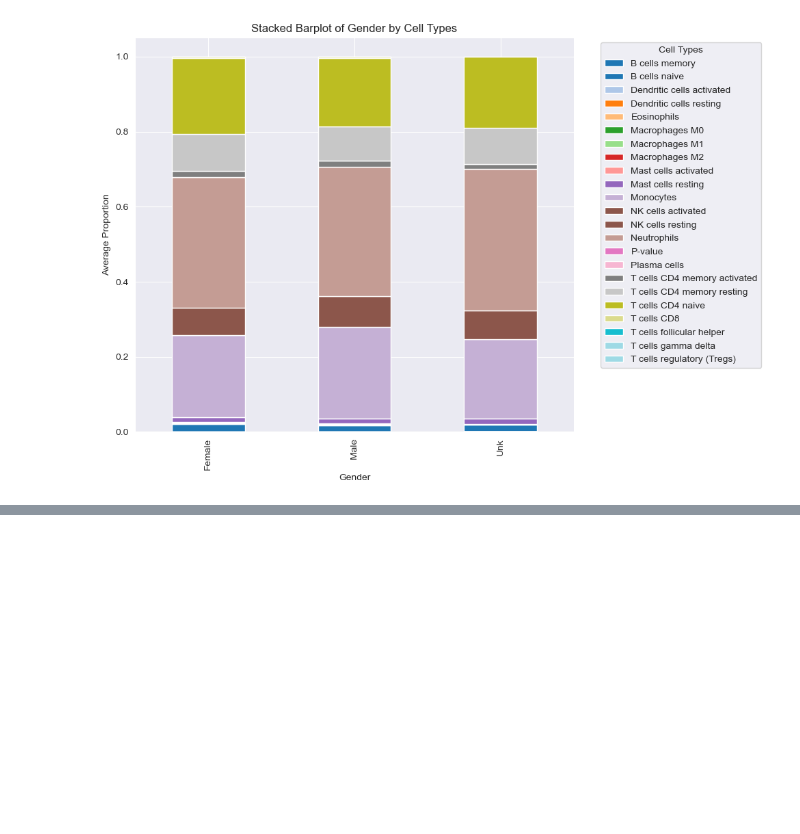
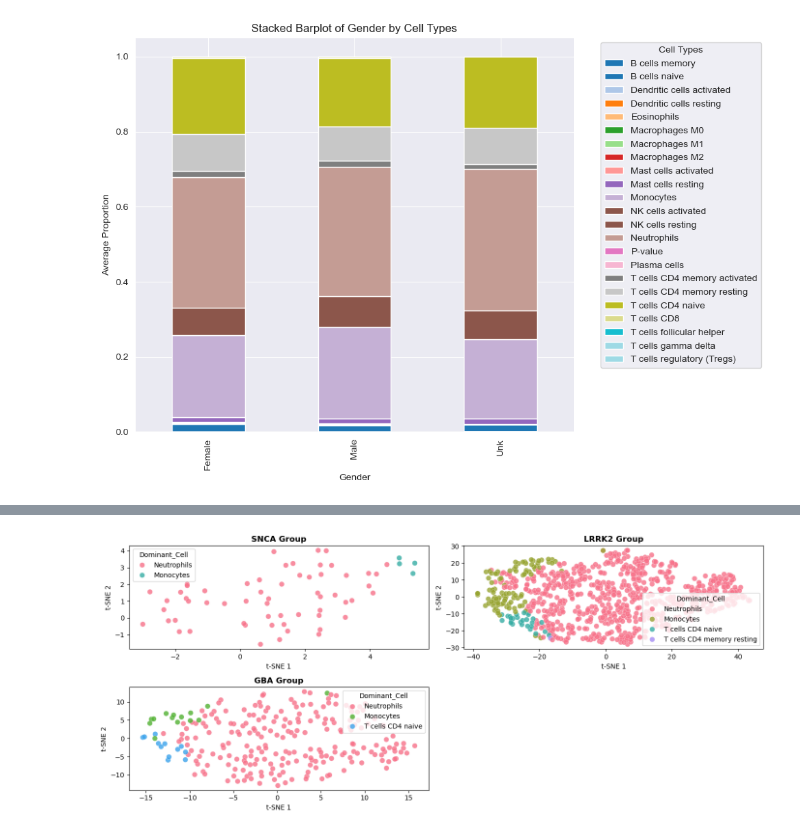
Before and after one commit to perpk/ppmi-wip, a Jupyter notebook: ppmi-wip.deconvolution-cibersortx.ipynb, the cells around one changed output, grey strips where cells are left out. Saved outputs shown, nothing was run; the diff lists cells and outputs as text; code cells hidden in the pictures; blank space fills up the shorter version.

```diff
--- a/ppmi-wip.deconvolution-cibersortx.ipynb
+++ b/ppmi-wip.deconvolution-cibersortx.ipynb
@@ -138,0 +191,6 @@ cibersortx_df.to_csv("/Users/kpax/Documents/aep/study/MSC/lab/PPMI_Project_133_R
+# %%
+cibersortx_df_snca = cibersortx_df[cibersortx_df['Genetic_Group'] == 'SNCA'].drop(['P-value', 'Correlation', 'RMSE', 'Visit', 'Gender', 'Genetic_Group', 'Age_Group'], axis=1)
+
+cibersortx_df_lrrk2 = cibersortx_df[cibersortx_df['Genetic_Group'] == 'LRRK2'].drop(['P-value', 'Correlation', 'RMSE', 'Visit', 'Gender', 'Genetic_Group', 'Age_Group'], axis=1)
+
+cibersortx_df_gba = cibersortx_df[cibersortx_df['Genetic_Group'] == 'GBA'].drop(['P-value', 'Correlation', 'RMSE', 'Visit', 'Gender', 'Genetic_Group', 'Age_Group'], axis=1)
@@ -138,0 +214,45 @@ cibersortx_df.to_csv("/Users/kpax/Documents/aep/study/MSC/lab/PPMI_Project_133_R
+# %%
+def run_tsne(data):
+    tsne = TSNE(n_components=2, random_state=42, perplexity=30)
+    return tsne.fit_transform(data[cell_types])
+
+# Add t-SNE coordinates to dataframe
+cibersortx_df_snca['tSNE1'], cibersortx_df_snca['tSNE2'] = run_tsne(cibersortx_df_snca)[:, 0], run_tsne(cibersortx_df_snca)[:, 1]
+cibersortx_df_snca['Dominant_Cell'] = cibersortx_df_snca[cell_types].idxmax(axis=1)
+
+cibersortx_df_lrrk2['tSNE1'], cibersortx_df_lrrk2['tSNE2'] = run_tsne(cibersortx_df_lrrk2)[:, 0], run_tsne(cibersortx_df_lrrk2)[:, 1]
+cibersortx_df_lrrk2['Dominant_Cell'] = cibersortx_df_lrrk2[cell_types].idxmax(axis=1)
+
+cibersortx_df_gba['tSNE1'], cibersortx_df_gba['tSNE2'] = run_tsne(cibersortx_df_gba)[:, 0], run_tsne(cibersortx_df_gba)[:, 1]
+cibersortx_df_gba['Dominant_Cell'] = cibersortx_df_gba[cell_types].idxmax(axis=1)
+
+plt.figure(figsize=(14, 6))
+
+plt.subplot(2, 2, 1)
+sns.scatterplot(data=cibersortx_df_snca, x='tSNE1', y='tSNE2',
+                hue='Dominant_Cell', palette='husl',
+                s=60, alpha=0.8, edgecolor='w', linewidth=0.3)
+plt.title('SNCA Group', fontweight='bold')
+plt.xlabel('t-SNE 1')
+plt.ylabel('t-SNE 2')
+
+plt.subplot(2, 2, 2)
+sns.scatterplot(data=cibersortx_df_lrrk2, x='tSNE1', y='tSNE2',
+                hue='Dominant_Cell', palette='husl',
+                s=60, alpha=0.8, edgecolor='w', linewidth=0.3)
+plt.title('LRRK2 Group', fontweight='bold')
+plt.xlabel('t-SNE 1')
+plt.ylabel('t-SNE 2')
+
+plt.subplot(2, 2, 3)
+sns.scatterplot(data=cibersortx_df_gba, x='tSNE1', y='tSNE2',
+                hue='Dominant_Cell', palette='husl',
+                s=60, alpha=0.8, edgecolor='w', linewidth=0.3)
+plt.title('GBA Group', fontweight='bold')
+plt.xlabel('t-SNE 1')
+plt.ylabel('t-SNE 2')
+
+plt.tight_layout()
+plt.show()
+# %% [output]
+[figure, added]
```
Also changed, not shown: parts of 8 cells of this notebook, 4 other files.
